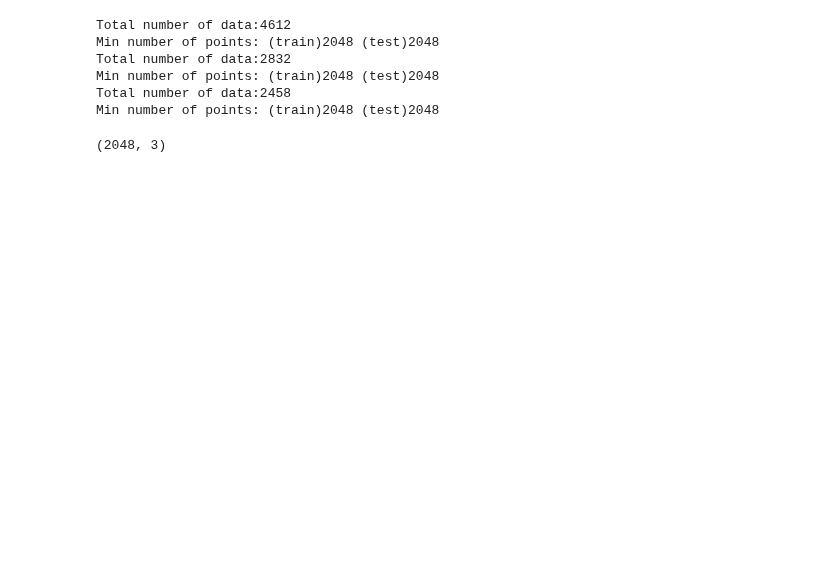
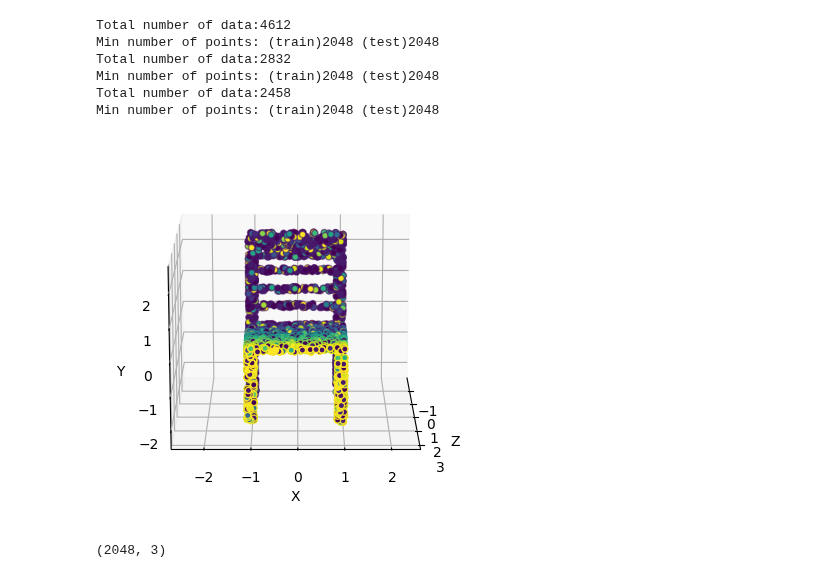
Before and after one commit to kristiyansakalyan/coarse-to-fine-shapes, a Jupyter notebook: mitsuba_vis.ipynb, the cells around one changed output. Saved outputs shown, nothing was run; the diff lists cells and outputs as text; code cells hidden in the pictures; blank space fills up the shorter version.

```diff
--- a/mitsuba_vis.ipynb
+++ b/mitsuba_vis.ipynb
@@ -49,4 +53,10 @@ Total number of data:2832
 Min number of points: (train)2048 (test)2048
 Total number of data:2458
 Min number of points: (train)2048 (test)2048
+# %%
+from visuals.visuals_util import visualize_pointcloud
+
+fig = visualize_pointcloud(chair_dataset[13]["train_points"])
+# %% [output]
+[figure, added]
 # %%
```
Also changed, not shown: parts of 3 cells of this notebook, 10 other files.
